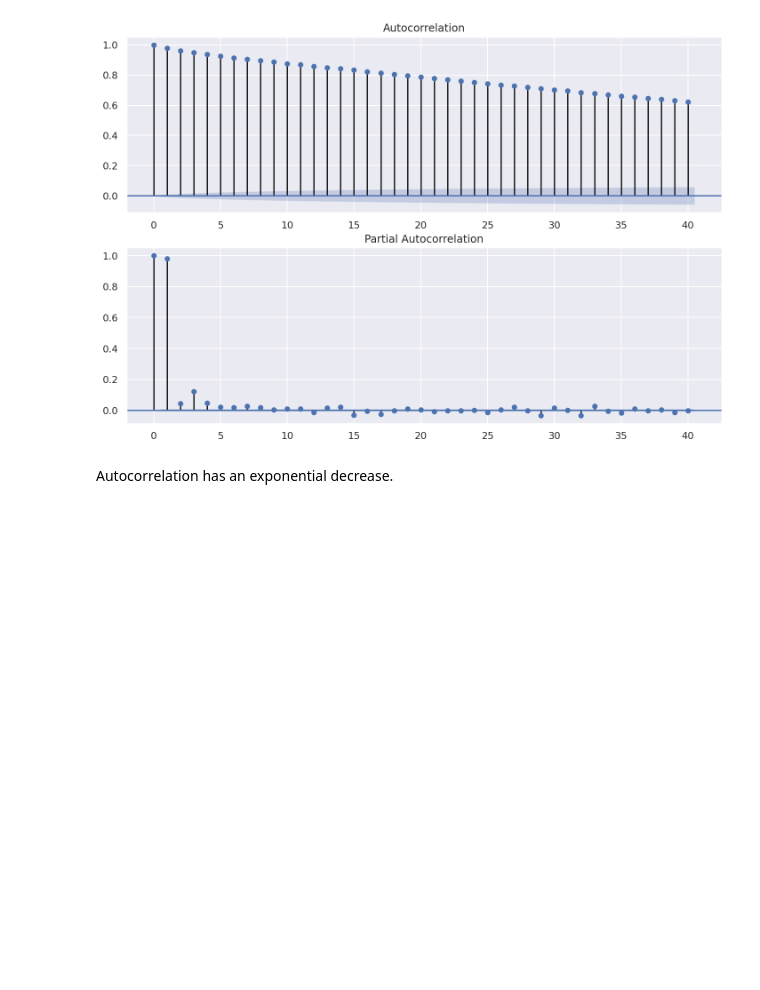
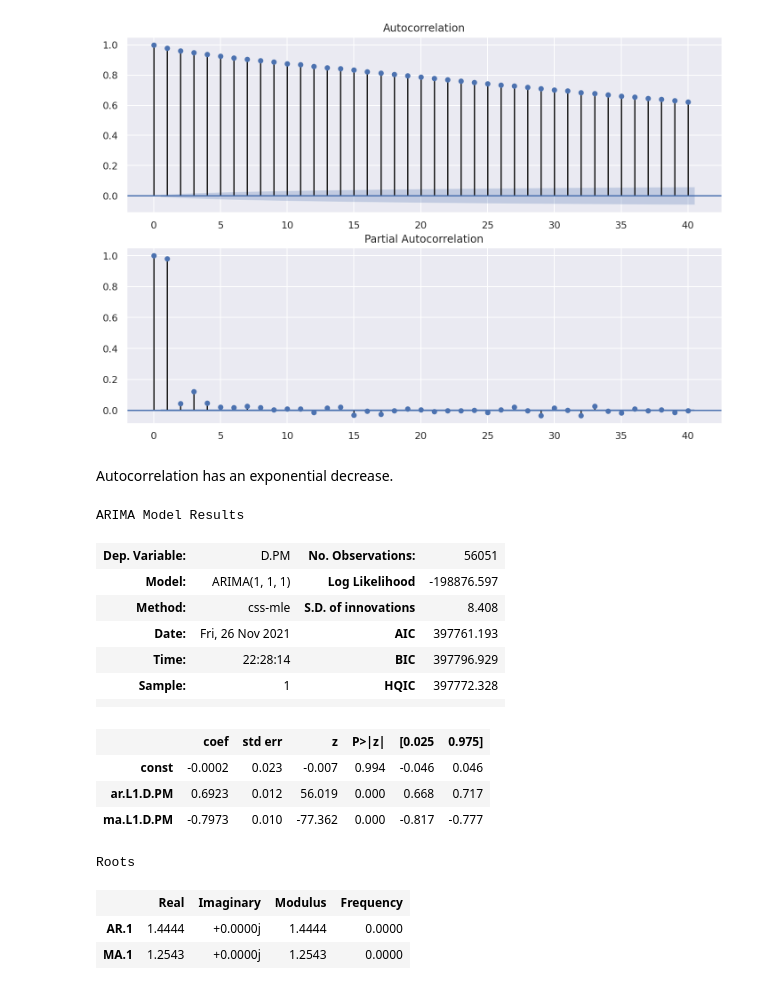
Before and after one commit to gigikenneth/time-series, a Jupyter notebook: ts1.ipynb, the cells around one changed output. Drawn from its saved outputs; the diff is of its cells as text; code cells hidden in the pictures; blank space fills up the shorter version.

```diff
--- a/ts1.ipynb
+++ b/ts1.ipynb
@@ -158,0 +166,19 @@ from statsmodels.tsa.arima_model import ARIMA
+# %%
+model_fit.summary()
+# %% [output]
+ARIMA Model Results
+| Dep. Variable: | D.PM | No. Observations: | 56051 |
+| Model: | ARIMA(1, 1, 1) | Log Likelihood | -198876.597 |
+| Method: | css-mle | S.D. of innovations | 8.408 |
+| Date: | Fri, 26 Nov 2021 | AIC | 397761.193 |
+| Time: | 22:28:14 | BIC | 397796.929 |
+| Sample: | 1 | HQIC | 397772.328 |
+|  |  |  |  |
+|  | coef | std err | z | P>|z| | [0.025 | 0.975] |
+| const | -0.0002 | 0.023 | -0.007 | 0.994 | -0.046 | 0.046 |
+| ar.L1.D.PM | 0.6923 | 0.012 | 56.019 | 0.000 | 0.668 | 0.717 |
+| ma.L1.D.PM | -0.7973 | 0.010 | -77.362 | 0.000 | -0.817 | -0.777 |
+Roots
+|  | Real | Imaginary | Modulus | Frequency |
+| AR.1 | 1.4444 | +0.0000j | 1.4444 | 0.0000 |
+| MA.1 | 1.2543 | +0.0000j | 1.2543 | 0.0000 |
```
Also changed, not shown: parts of 7 cells of this notebook.
